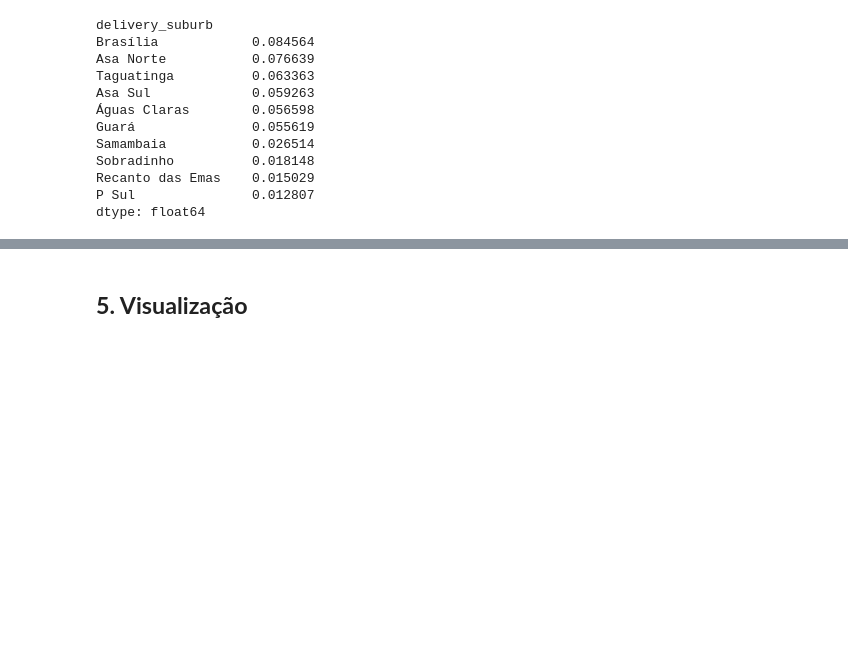
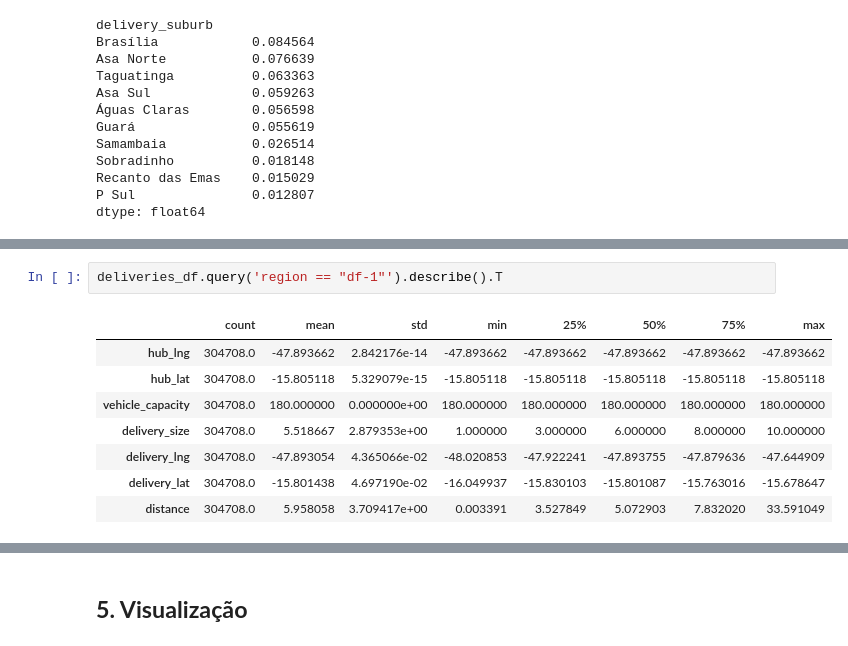
Before and after one commit to anamilanezi/ebac-dados, a Jupyter notebook: projetos/em17-analise-exploratoria-python-II.ipynb, the cells around one changed output, grey strips where cells are left out. Drawn from its saved outputs; the diff is of its cells as text; blank space fills up the shorter version.

```diff
--- a/projetos/em17-analise-exploratoria-python-II.ipynb
+++ b/projetos/em17-analise-exploratoria-python-II.ipynb
@@ -637,0 +710,11 @@ dtype: float64
+# %%
+deliveries_df.query('region == "df-1"').describe().T
+# %% [output]
+|  | count | mean | std | min | 25% | 50% | 75% | max |
+| hub_lng | 304708.0 | -47.893662 | 2.842176e-14 | -47.893662 | -47.893662 | -47.893662 | -47.893662 | -47.893662 |
+| hub_lat | 304708.0 | -15.805118 | 5.329079e-15 | -15.805118 | -15.805118 | -15.805118 | -15.805118 | -15.805118 |
+| vehicle_capacity | 304708.0 | 180.000000 | 0.000000e+00 | 180.000000 | 180.000000 | 180.000000 | 180.000000 | 180.000000 |
+| delivery_size | 304708.0 | 5.518667 | 2.879353e+00 | 1.000000 | 3.000000 | 6.000000 | 8.000000 | 10.000000 |
+| delivery_lng | 304708.0 | -47.893054 | 4.365066e-02 | -48.020853 | -47.922241 | -47.893755 | -47.879636 | -47.644909 |
+| delivery_lat | 304708.0 | -15.801438 | 4.697190e-02 | -16.049937 | -15.830103 | -15.801087 | -15.763016 | -15.678647 |
+| distance | 304708.0 | 5.958058 | 3.709417e+00 | 0.003391 | 3.527849 | 5.072903 | 7.832020 | 33.591049 |
```
Also changed, not shown: parts of 27 cells of this notebook.
